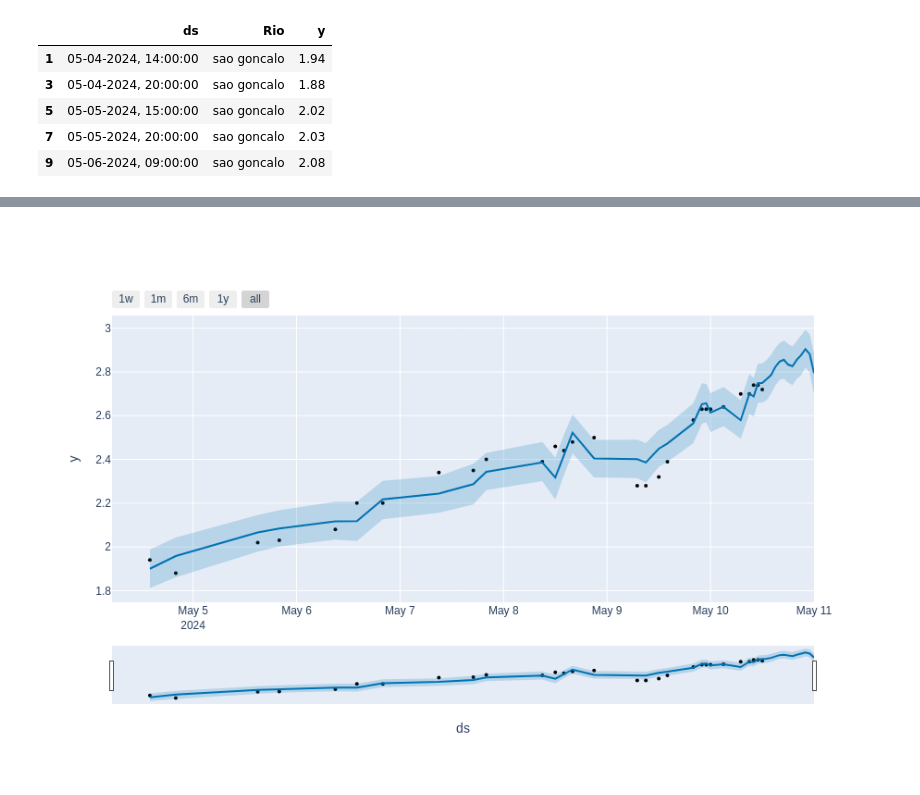
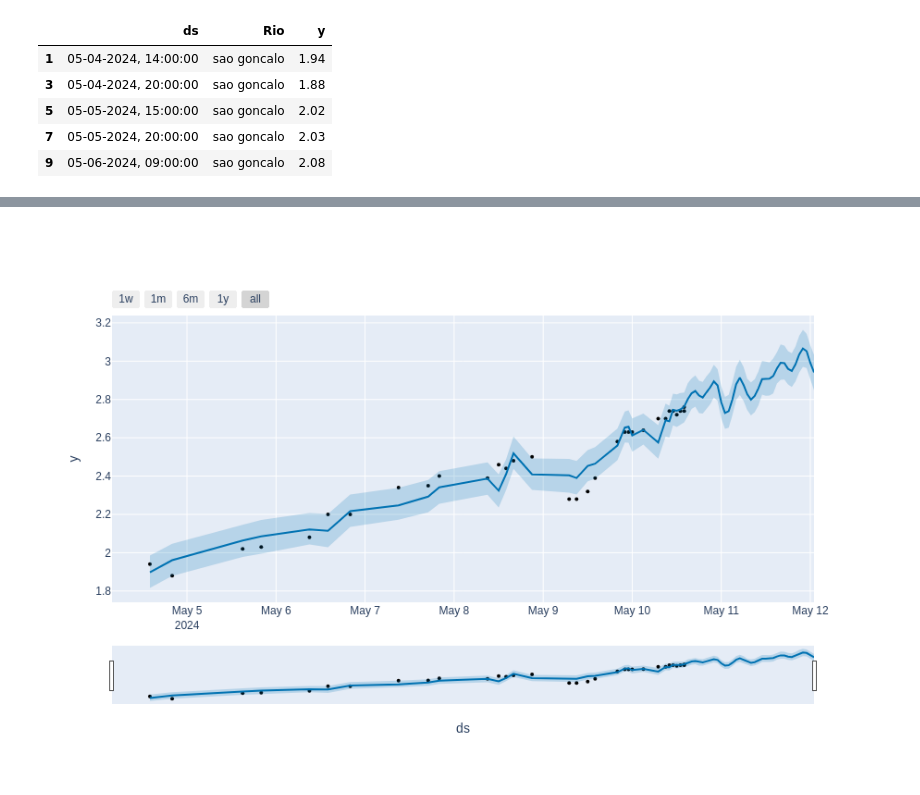
Before and after one commit to gratidutra/flood-rs, a Jupyter notebook: best_model.ipynb, the cells around one changed output, grey strips where cells are left out. Drawn from its saved outputs; the diff is of its cells as text; code cells hidden in the pictures.

```diff
--- a/best_model.ipynb
+++ b/best_model.ipynb
@@ -23,13 +23,13 @@ sao_goncalo_data.head()
 | 7 | 05-05-2024, 20:00:00 | sao goncalo | 2.03 |
 | 9 | 05-06-2024, 09:00:00 | sao goncalo | 2.08 |
 # %%
-pos_vento = pd.read_csv("data/vento.csv")
+pos_wind = pd.read_csv("data/wind.csv")
 
-pos_vento['ds'] = pd.to_datetime(pos_vento['ds'])
+pos_wind['ds'] = pd.to_datetime(pos_wind['ds'])
 
-pos_vento['ds'] = pos_vento['ds'].dt.strftime('%d-%m-%Y, %H:%M:%S')
+pos_wind['ds'] = pos_wind['ds'].dt.strftime('%d-%m-%Y, %H:%M:%S')
 
-sao_goncalo_data = pd.merge(sao_goncalo_data, pos_vento, on="ds")
+sao_goncalo_data = pd.merge(sao_goncalo_data, pos_wind, on="ds")
 # %%
 m = Prophet(
     yearly_seasonality=False,
@@ -43,15 +43,15 @@ m = Prophet(
 
 # Defina os pontos de mudança
 m.add_seasonality(name='daily', period=1, fourier_order=1, prior_scale = 0.01)
-m.add_regressor("pos_vento", mode = "multiplicative", prior_scale = 0.8)
+m.add_regressor("pos_wind", mode = "multiplicative", prior_scale = 0.8)
 
 # Ajuste o modelo
 m.fit(sao_goncalo_data)
 
 # Realize previsões
-future = m.make_future_dataframe(periods=12, freq='h')
+future = m.make_future_dataframe(periods=35, freq='h')
 
-future['pos_vento'] = pos_vento['pos_vento']
+future['pos_wind'] = pos_wind['pos_wind']
 
 forecast = m.predict(future)
 
@@ -63,5 +63,5 @@ plot_plotly(m, forecast)
 [interactive output not drawn]
-[figure, old version]
+[figure, new version]
 # %%
 plot_components_plotly(m, forecast)
 # %% [output]
```
Also changed, not shown: parts of 5 cells of this notebook, 6 other files.
